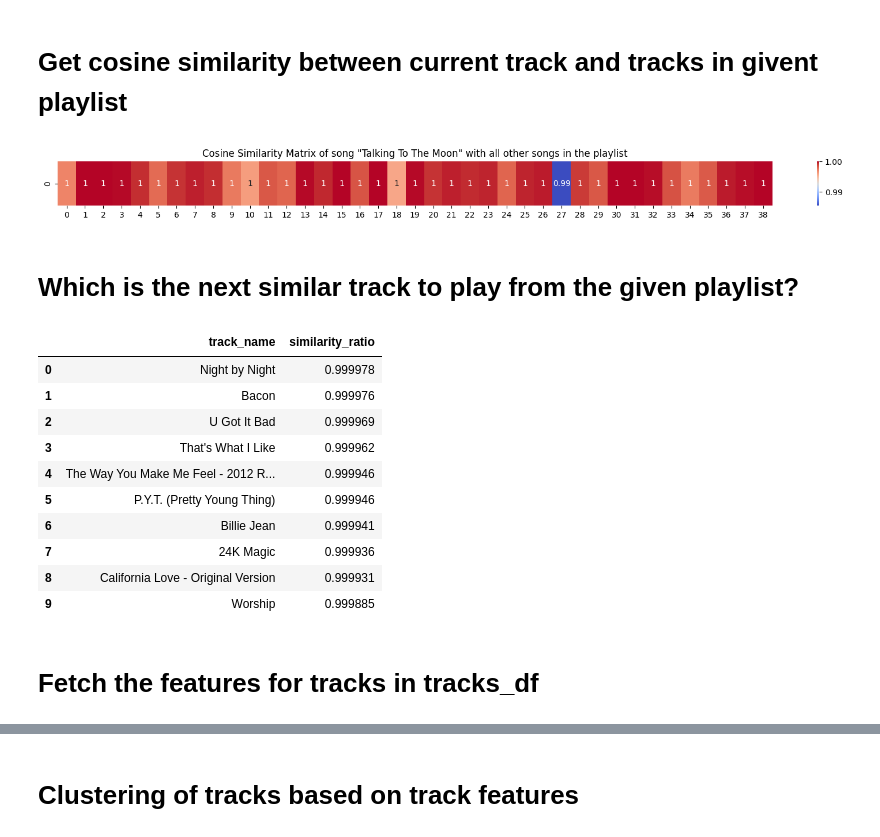
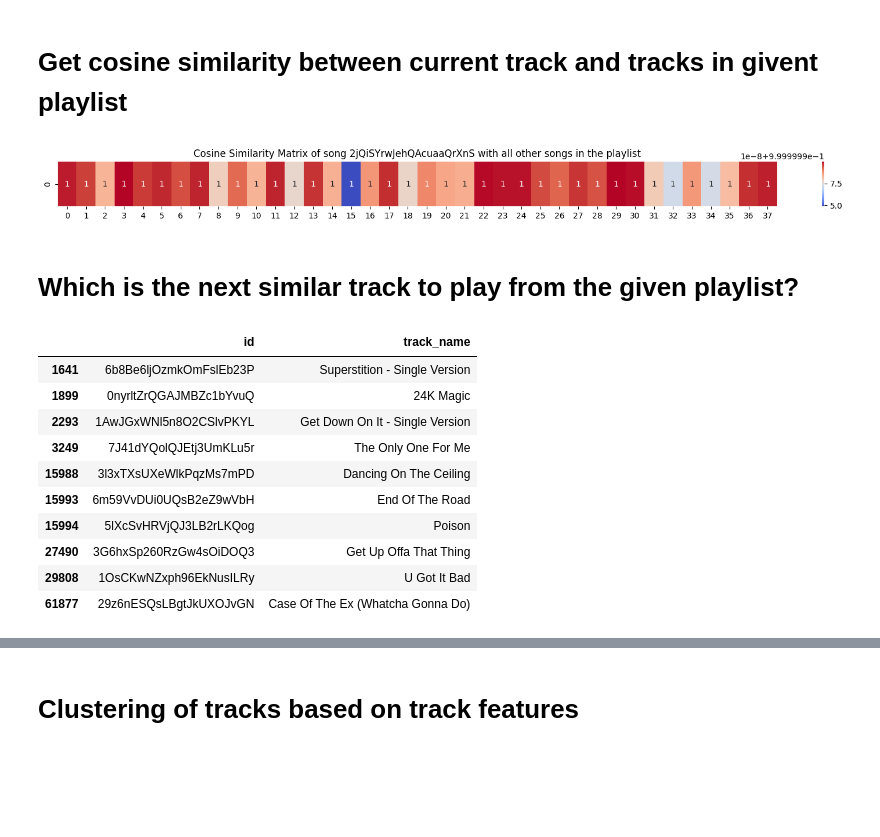
Before and after one commit to ersimpson/ece143final, a Jupyter notebook: src/recommend_track.ipynb, the cells around one changed output, grey strips where cells are left out. Drawn from its saved outputs; the diff is of its cells as text; code cells hidden in the pictures; blank space fills up the shorter version.

Commit message:
Recommender with cosine similarity

```diff
--- a/src/recommend_track.ipynb
+++ b/src/recommend_track.ipynb
@@ -10,3 +10,5 @@ import os
 from recommend_track import *
 from IPython.display import Image
 playlist_df, tracks_df, playlist_tracks_df = read_pre_processed_data('../data')
+tracks_df['id'] = tracks_df['track_uri'].apply(lambda x: x.split(':')[-1])
+cluster_tracks_df = pd.read_csv('../data/tracks_cluster.csv',header=0)
@@ -46,25 +37,23 @@ track_audio_features.head()
 # %% [markdown]
 # Get cosine similarity between current track and tracks in givent playlist
 # %%
-cos_sim = tracks_similarity_in_playlists(track_audio_features,'Talking To The Moon',plot=True)
+cos_sim = reccomended_track_similarity(cluster_tracks_df,track_audio_features,"2jQiSYrwJehQAcuaaQrXnS",plot=True)
 # %% [output]
-[figure, old version]
+[figure, new version]
 # %% [markdown]
 # Which is the next similar track to play from the given playlist?
 # %%
-recommended_tracks = next_song_from_playlist(track_audio_features,'Talking To The Moon')
+recommended_tracks = next_song_from_playlist(tracks_df,cluster_tracks_df,track_audio_features,"2jQiSYrwJehQAcuaaQrXnS")
 recommended_tracks
 # %% [output]
-|  | track_name | similarity_ratio |
-| 0 | Night by Night | 0.999978 |
-| 1 | Bacon | 0.999976 |
-| 2 | U Got It Bad | 0.999969 |
-| 3 | That's What I Like | 0.999962 |
-| 4 | The Way You Make Me Feel - 2012 R... | 0.999946 |
-| 5 | P.Y.T. (Pretty Young Thing) | 0.999946 |
-| 6 | Billie Jean | 0.999941 |
-| 7 | 24K Magic | 0.999936 |
-| 8 | California Love - Original Version | 0.999931 |
-| 9 | Worship | 0.999885 |
+|  | id | track_name |
+| 1641 | 6b8Be6ljOzmkOmFslEb23P | Superstition - Single Version |
+| 1899 | 0nyrltZrQGAJMBZc1bYvuQ | 24K Magic |
+| 2293 | 1AwJGxWNl5n8O2CSlvPKYL | Get Down On It - Single Version |
+| 3249 | 7J41dYQolQJEtj3UmKLu5r | The Only One For Me |
+| 15988 | 3l3xTXsUXeWlkPqzMs7mPD | Dancing On The Ceiling |
+| 15993 | 6m59VvDUi0UQsB2eZ9wVbH | End Of The Road |
+| 15994 | 5lXcSvHRVjQJ3LB2rLKQog | Poison |
+| 27490 | 3G6hxSp260RzGw4sOiDOQ3 | Get Up Offa That Thing |
+| 29808 | 1OsCKwNZxph96EkNusILRy | U Got It Bad |
+| 61877 | 29z6nESQsLBgtJkUXOJvGN | Case Of The Ex (Whatcha Gonna Do) |
-# %% [markdown]
-# Fetch the features for tracks in tracks_df
```
Also changed, not shown: parts of 7 cells of this notebook, 2 other files.
